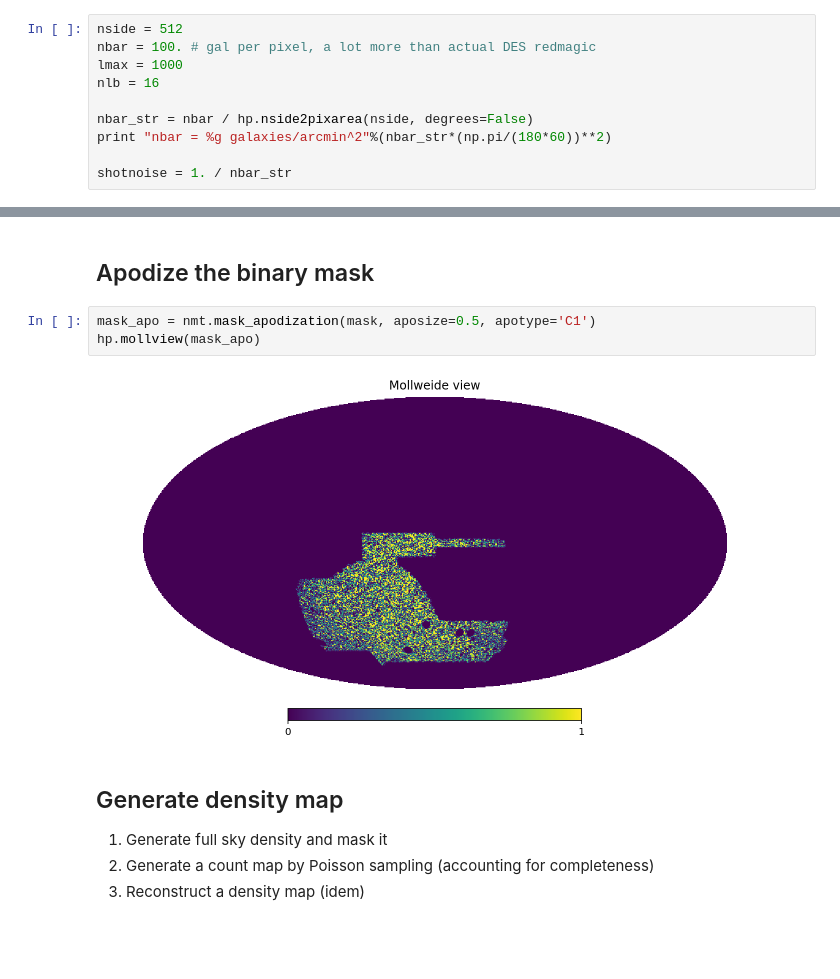
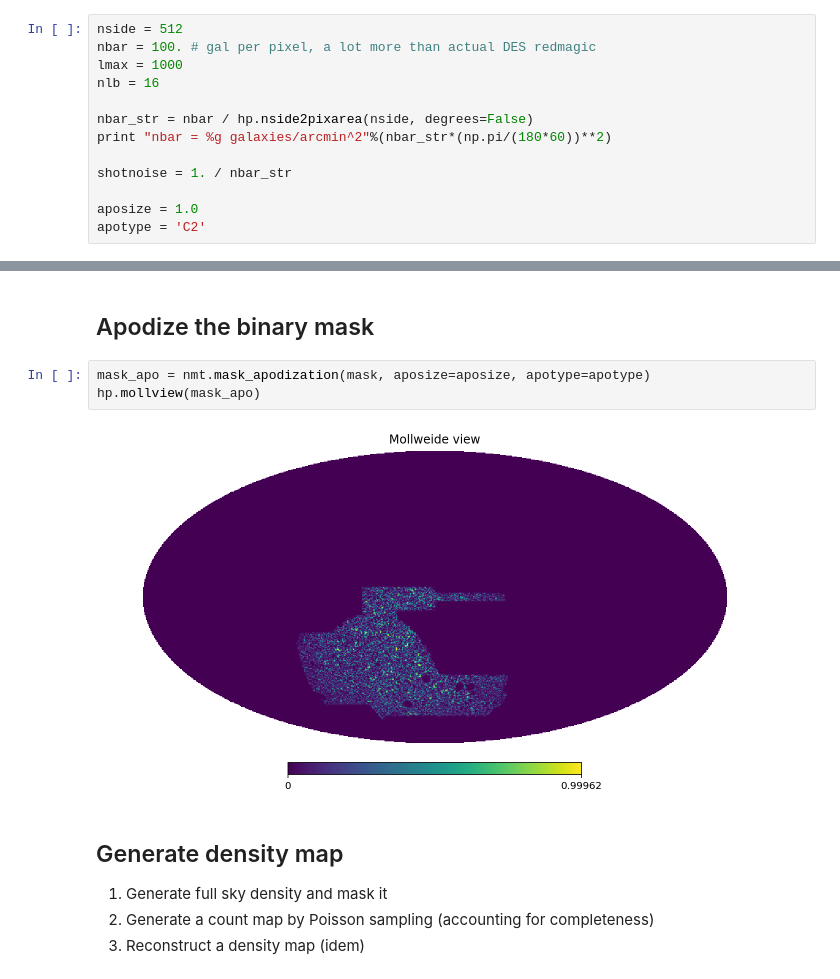
Before and after one commit to ACTCollaboration/xgal, a Jupyter notebook: notebooks/test_deltag_map_and_ggspectrum.ipynb, the cells around one changed output, grey strips where cells are left out. Saved outputs shown, nothing was run; the diff lists cells and outputs as text; blank space fills up the shorter version.

Commit message:
Modified apotype/aposize in test_deltag_map_and_ggspectrum.ipynb.

```diff
--- a/notebooks/test_deltag_map_and_ggspectrum.ipynb
+++ b/notebooks/test_deltag_map_and_ggspectrum.ipynb
@@ -25,6 +25,9 @@ nbar_str = nbar / hp.nside2pixarea(nside, degrees=False)
 print "nbar = %g galaxies/arcmin^2"%(nbar_str*(np.pi/(180*60))**2)
 
 shotnoise = 1. / nbar_str
+
+aposize = 1.0
+apotype = 'C2'
 # %% [output]
 nbar = 2.11818 galaxies/arcmin^2
 # %% [markdown]
@@ -59,10 +62,10 @@ hp.mollview(mask)
 # %% [markdown]
 ## Apodize the binary mask
 # %%
-mask_apo = nmt.mask_apodization(mask, aposize=0.5, apotype='C1')
+mask_apo = nmt.mask_apodization(mask, aposize=aposize, apotype=apotype)
 hp.mollview(mask_apo)
 # %% [output]
-[figure, old version]
+[figure, new version]
 # %% [markdown]
 ## Generate density map
 1. Generate full sky density and mask it
```
Also changed, not shown: parts of 5 cells of this notebook.
